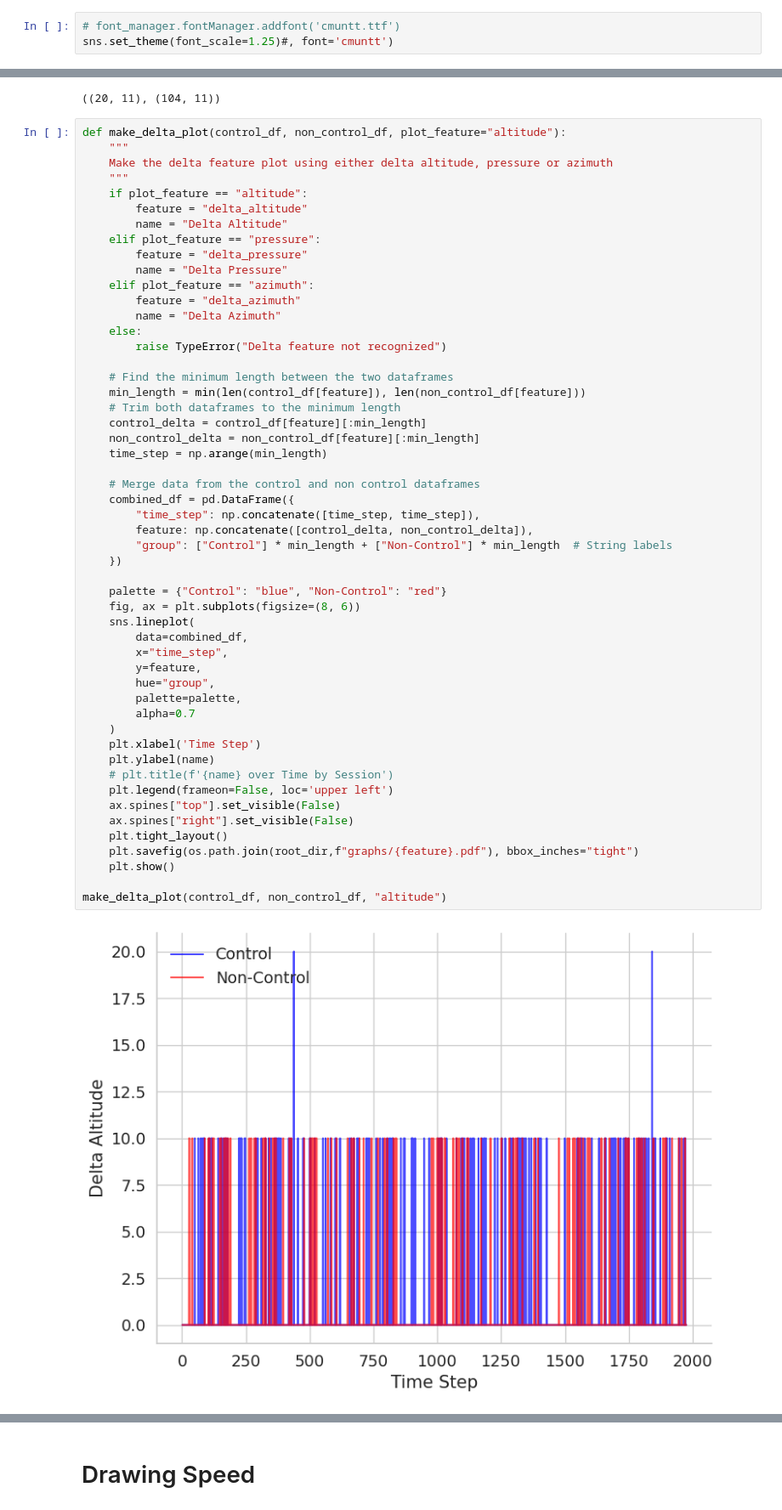
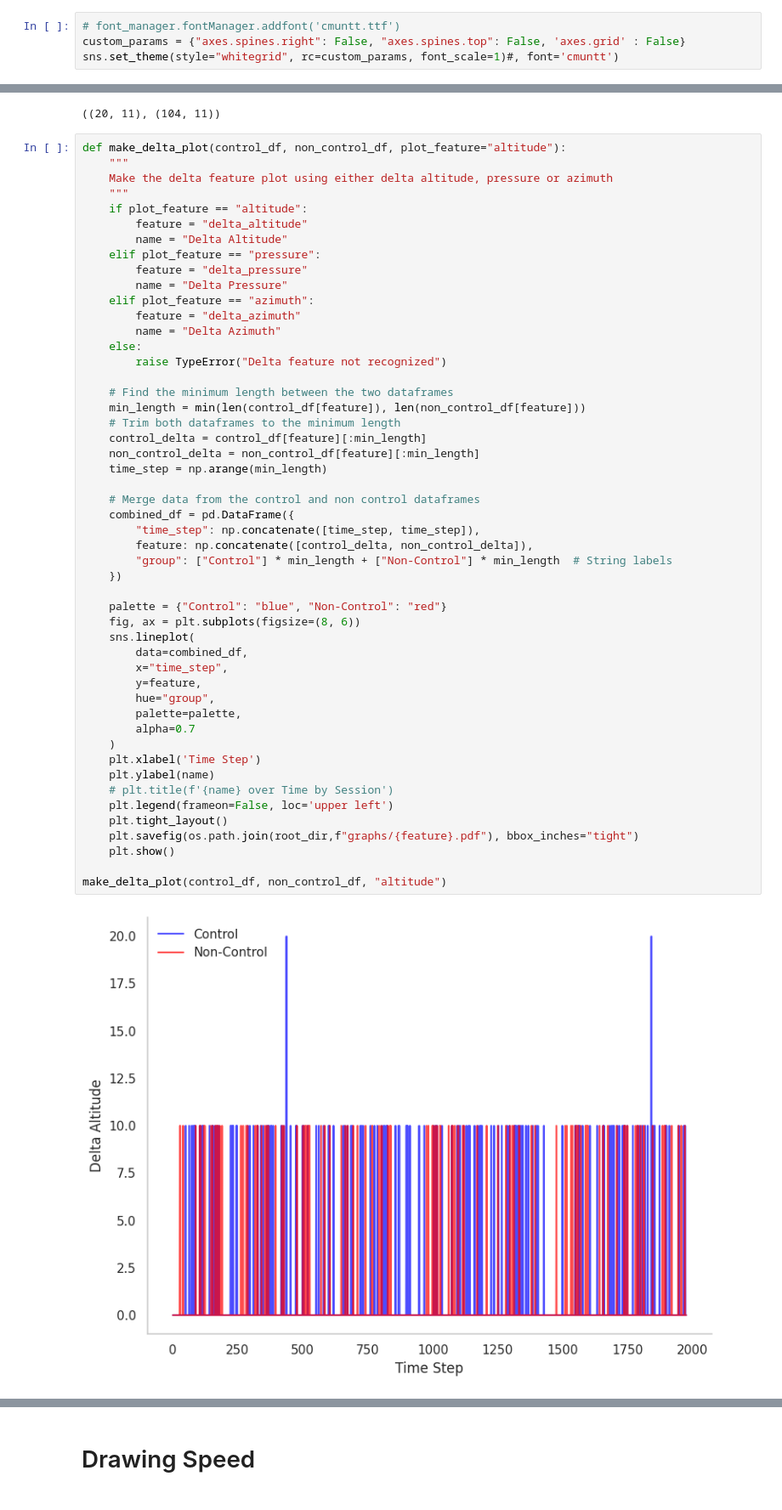
Before and after one commit to JWL16038/DATA471-Individual-Project, a Jupyter notebook: notebooks/Spirals_EDA.ipynb, the cells around one changed output, grey strips where cells are left out. Shown at 85% size. Drawn from its saved outputs; the diff is of its cells as text.

Commit message:
Modify seaborn theme to hide grid lines and the top and right lines of the plot

```diff
--- a/notebooks/Spirals_EDA.ipynb
+++ b/notebooks/Spirals_EDA.ipynb
@@ -9,7 +9,8 @@ from statistics import median
 import matplotlib.font_manager as font_manager
 # %%
 # font_manager.fontManager.addfont('cmuntt.ttf')
-sns.set_theme(font_scale=1.25)#, font='cmuntt')
+custom_params = {"axes.spines.right": False, "axes.spines.top": False, 'axes.grid' : False}
+sns.set_theme(style="whitegrid", rc=custom_params, font_scale=1)#, font='cmuntt')
 # %%
 root_dir = os.path.dirname(os.getcwd())
 df = pd.read_csv(os.path.join(root_dir, "data/processed/data_cleaned.csv"))
@@ -374,36 +373,34 @@ def make_delta_plot(control_df, non_control_df, plot_feature="altitude"):
     non_control_delta = non_control_df[feature][:min_length]
     time_step = np.arange(min_length)
 
     # Merge data from the control and non control dataframes
     combined_df = pd.DataFrame({
         "time_step": np.concatenate([time_step, time_step]),
         feature: np.concatenate([control_delta, non_control_delta]),
         "group": ["Control"] * min_length + ["Non-Control"] * min_length  # String labels
     })
 
     palette = {"Control": "blue", "Non-Control": "red"}
     fig, ax = plt.subplots(figsize=(8, 6))
     sns.lineplot(
         data=combined_df,
         x="time_step",
         y=feature,
         hue="group",
         palette=palette,
         alpha=0.7
     )
     plt.xlabel('Time Step')
     plt.ylabel(name)
     # plt.title(f'{name} over Time by Session')
     plt.legend(frameon=False, loc='upper left')
-    ax.spines["top"].set_visible(False)
-    ax.spines["right"].set_visible(False)
     plt.tight_layout()
     plt.savefig(os.path.join(root_dir,f"graphs/{feature}.pdf"), bbox_inches="tight")
     plt.show()
 
 make_delta_plot(control_df, non_control_df, "altitude")
 # %% [output]
-[figure, old version]
+[figure, new version]
 # %%
 make_delta_plot(control_df, non_control_df, "pressure")
 # %% [output]
```
Also changed, not shown: parts of 7 cells of this notebook, 1 other file.
